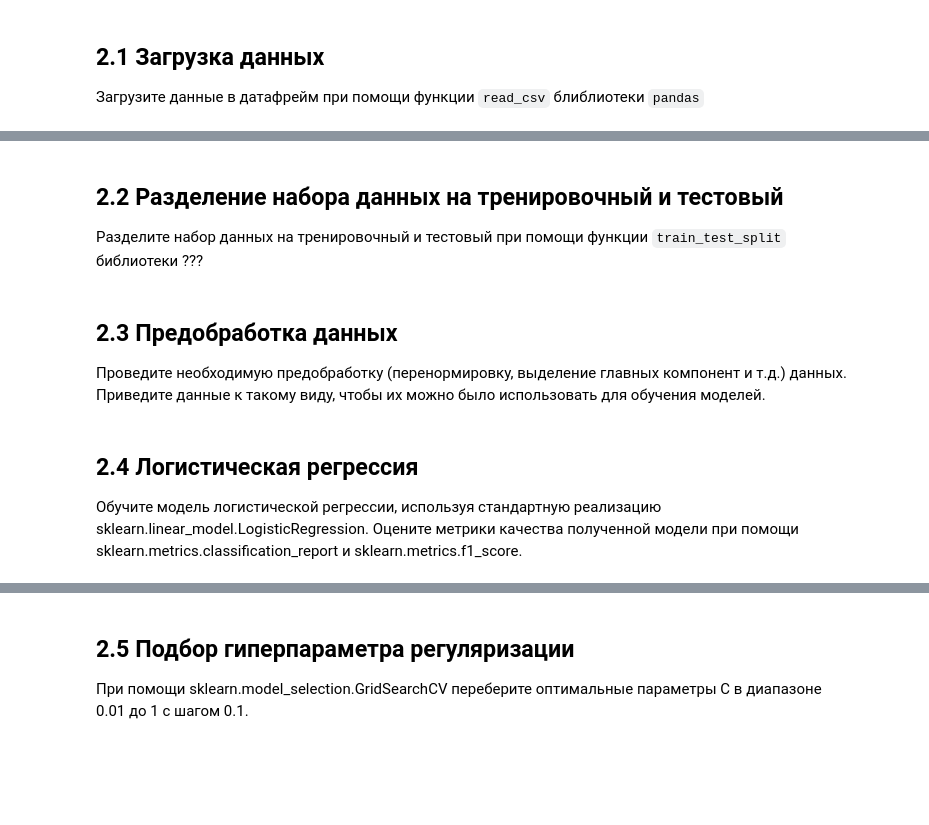
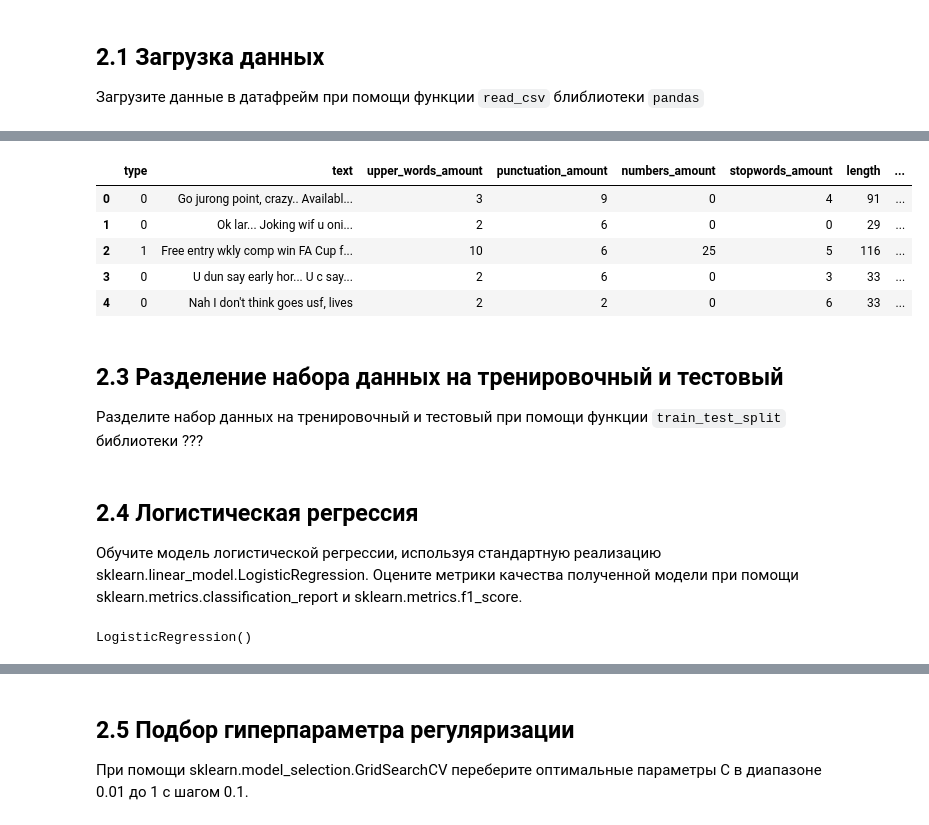
Before and after one commit to CERZAR/OIRS_HW, a Jupyter notebook: Домашнее_задание_1_Линейные_модели.ipynb, the cells around one changed output, grey strips where cells are left out. Cells and saved outputs as stored; diff of their text form; code cells hidden in the pictures; blank space fills up the shorter version.

```diff
--- a/Домашнее_задание_1_Линейные_модели.ipynb
+++ b/Домашнее_задание_1_Линейные_модели.ipynb
@@ -370,0 +378,3 @@ RMSE Lasso: 104402.79899780868
+# %%
+data.type = data.type.factorize()[0]
+data.head()
@@ -370,0 +399,31 @@ RMSE Lasso: 104402.79899780868
+# %%
+# Поскольку в СПАМ-сообщениях зачастую содержится много текста с верхним регистром или различных спец. символов - это может пригодиться при обучении моделей
+# Посчитаем колличество букв с верхним регистром
+def calc_upper_word(text):
+    res = re.findall('[A-Z]', text)
+    return res.__len__()
+
+# Посчитаем колличество специальных символов и знаков препинания
+def calc_punctuation(text):
+    res = re.findall(fr"[{re.escape(string.punctuation)}]", text)
+    return res.__len__()
+
+# Дополнительно подсчитаем количество цифр в сообщении
+def calc_numbers(text):
+    res = re.findall('[\d]', text)
+    return res.__len__()
+
+# Дополнительно подсчитаем количество стоп-слов в сообщении
+def calc_stopwords(text):
+    counter = 0
+    for word in text.split():
+        if word in stop:
+            counter += 1
+    return counter
+
+# Запишем это число как новые параметры в таблице
+data['upper_words_amount'] = data['text'].apply(calc_upper_word)
+data['punctuation_amount'] = data['text'].apply(calc_punctuation)
+data['numbers_amount'] = data['text'].apply(calc_numbers)
+data['stopwords_amount'] = data['text'].apply(calc_stopwords)
+data.head()
@@ -370,0 +437,5 @@ RMSE Lasso: 104402.79899780868
+# %%
+# Удалим стоп-слова, которые не несут информации, а также все числа. В дальнейшем это более точно поможет подсчитать информативные слова
+data['text'] = data['text'].apply(lambda x: ' '.join([word for word in x.split() if word not in (stop)]))
+data['text'] = data['text'].apply(lambda x: ''.join([word for word in x if not word.isdigit()]))
+data.head()
@@ -371,8 +449,17 @@ RMSE Lasso: 104402.79899780868
+# %%
+# Также добавим новые параметры для понимания структуры сообщения (длина сообщения, кол-во слов, кол-во предложений)
+data['length'] = data['text'].apply(len)
+data['words_amount'] = data['text'].apply(lambda x: len(nltk.word_tokenize(x)))
+data['sentences_amount'] = data['text'].apply(lambda x: len(nltk.sent_tokenize(x)))
+data.head()
+# %% [output]
+|  | type | text | upper_words_amount | punctuation_amount | numbers_amount | stopwords_amount | length | ... |
+| 0 | 0 | Go jurong point, crazy.. Availabl... | 3 | 9 | 0 | 4 | 91 | ... |
+| 1 | 0 | Ok lar... Joking wif u oni... | 2 | 6 | 0 | 0 | 29 | ... |
+| 2 | 1 | Free entry wkly comp win FA Cup f... | 10 | 6 | 25 | 5 | 116 | ... |
+| 3 | 0 | U dun say early hor... U c say... | 2 | 6 | 0 | 3 | 33 | ... |
+| 4 | 0 | Nah I don't think goes usf, lives | 2 | 2 | 0 | 6 | 33 | ... |
 # %% [markdown]
-## 2.2 Разделение набора данных на тренировочный и тестовый
+## 2.3 Разделение набора данных на тренировочный и тестовый
 
 Разделите набор данных на тренировочный и тестовый при помощи функции `train_test_split` библиотеки ???
-# %% [markdown]
-## 2.3 Предобработка данных
-
-Проведите необходимую предобработку (перенормировку, выделение главных компонент и т.д.) данных. Приведите данные к такому виду, чтобы их можно было использовать для обучения моделей.
@@ -379,3 +470,8 @@ RMSE Lasso: 104402.79899780868
 # %% [markdown]
 ## 2.4 Логистическая регрессия
 Обучите модель логистической регрессии, используя стандартную реализацию sklearn.linear_model.LogisticRegression. Оцените метрики качества полученной модели при помощи sklearn.metrics.classification_report и sklearn.metrics.f1_score.
+# %%
+regression = LogisticRegression()
+regression.fit(x_train, y_train)
+# %% [output]
+LogisticRegression()
```
Also changed, not shown: parts of 16 cells of this notebook, 1 other file.
